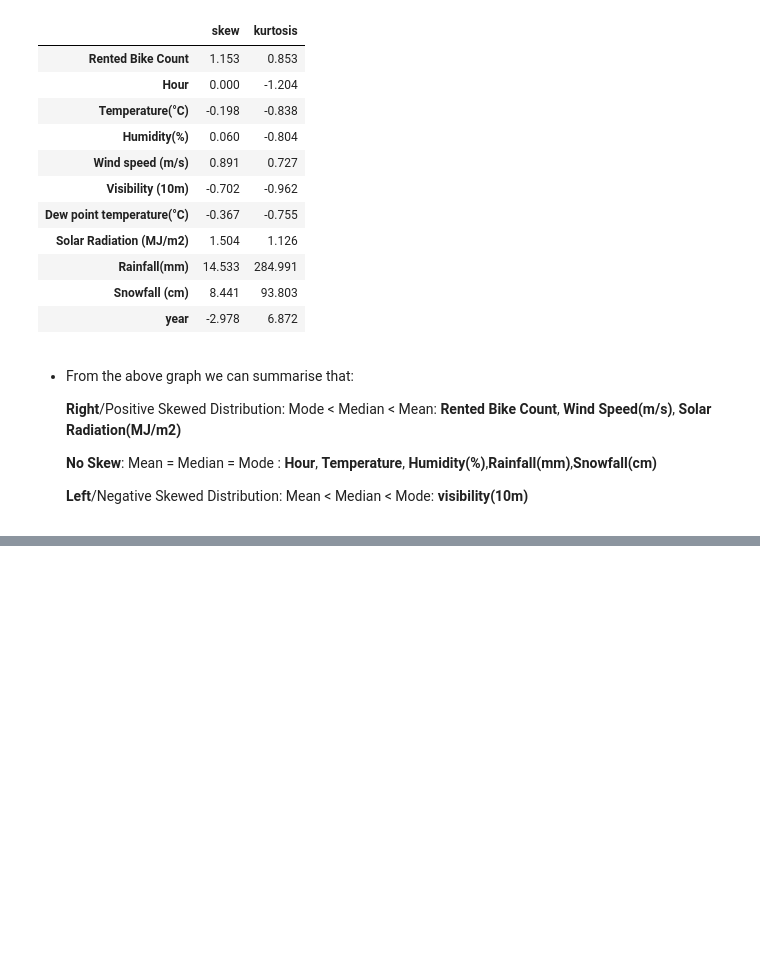
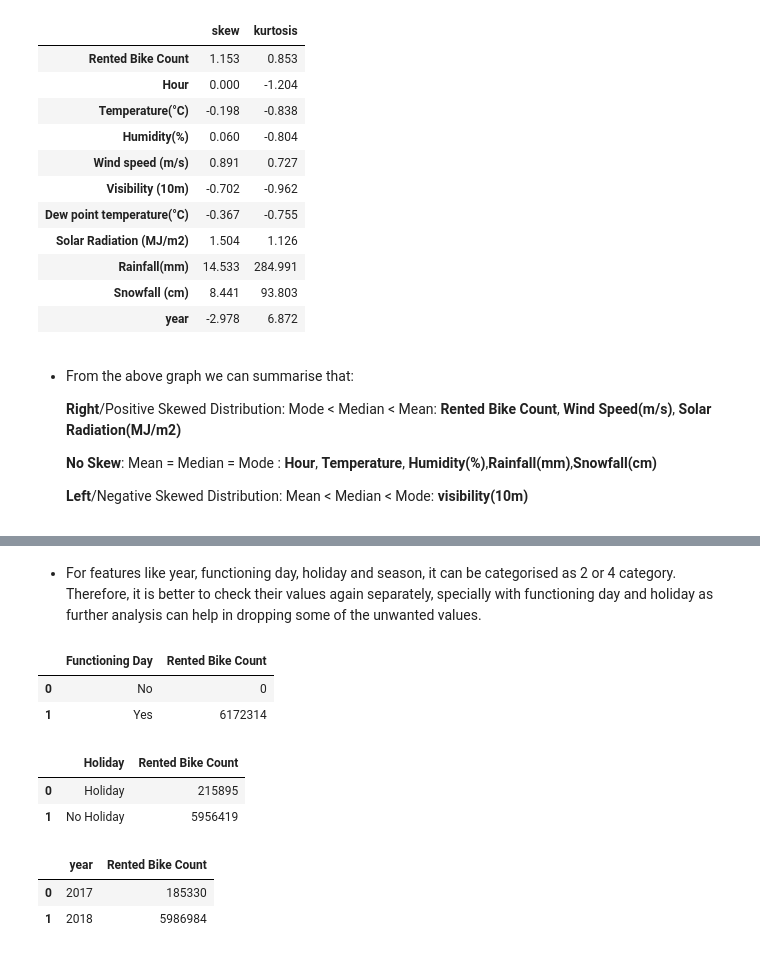
Before and after one commit to abhinav4201/Regression-Bike-Sharing-Demand-Prediction, a Jupyter notebook: Bike_Sharing_Demand_Prediction_Capstone_Project.ipynb, the cells around one changed output, grey strips where cells are left out. Cells and saved outputs as stored; diff of their text form; code cells hidden in the pictures; blank space fills up the shorter version.

```diff
--- a/Bike_Sharing_Demand_Prediction_Capstone_Project.ipynb
+++ b/Bike_Sharing_Demand_Prediction_Capstone_Project.ipynb
@@ -336,0 +367,2 @@ dfr.agg(['skew', 'kurtosis']).T
+# %% [markdown]
+* For features like year, functioning day, holiday and season, it can be categorised as 2 or 4 category. Therefore, it is better to check their values again separately, specially with functioning day and holiday as further analysis can help in dropping some of the unwanted values.
@@ -336,0 +374,21 @@ dfr.agg(['skew', 'kurtosis']).T
+# %%
+#rented bike count with respect to functioning day
+group_by(dfr,'Functioning Day')
+# %% [output]
+|  | Functioning Day | Rented Bike Count |
+| 0 | No | 0 |
+| 1 | Yes | 6172314 |
+# %%
+#rented bike count vs holiday
+group_by(dfr,'Holiday')
+# %% [output]
+|  | Holiday | Rented Bike Count |
+| 0 | Holiday | 215895 |
+| 1 | No Holiday | 5956419 |
+# %%
+#rented bike count with respect to year
+group_by(dfr,'year')
+# %% [output]
+|  | year | Rented Bike Count |
+| 0 | 2017 | 185330 |
+| 1 | 2018 | 5986984 |
```
Also changed, not shown: parts of 14 cells of this notebook.
